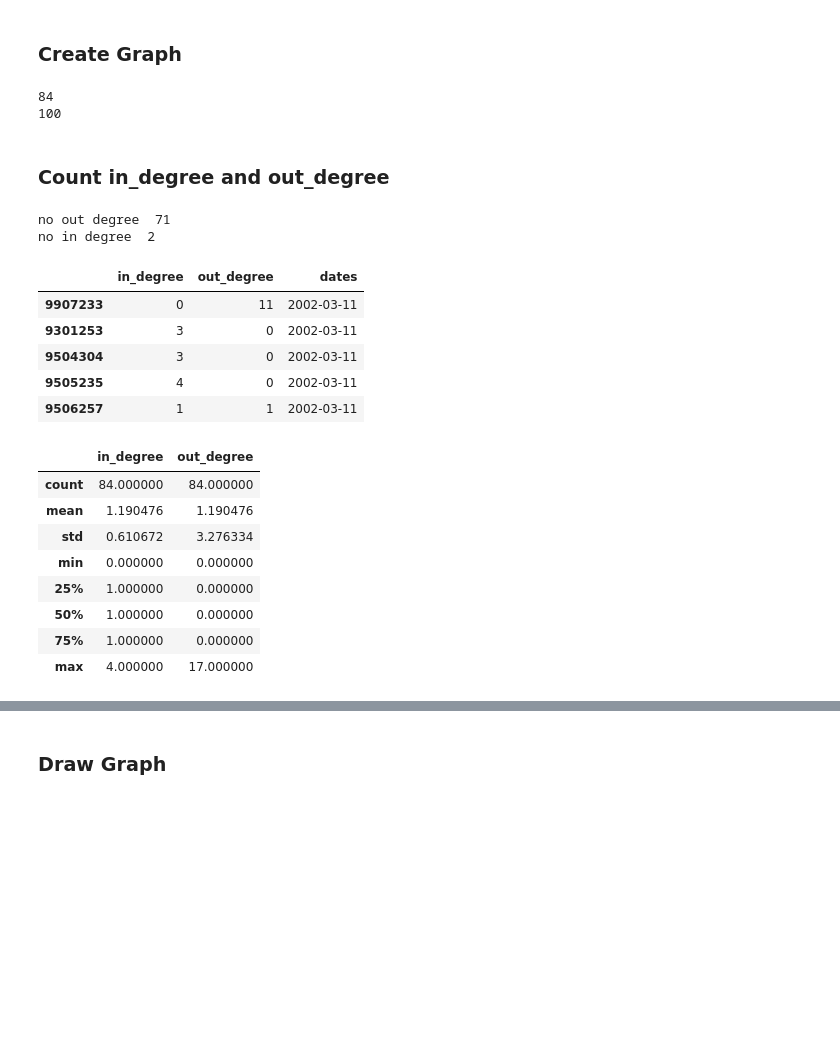
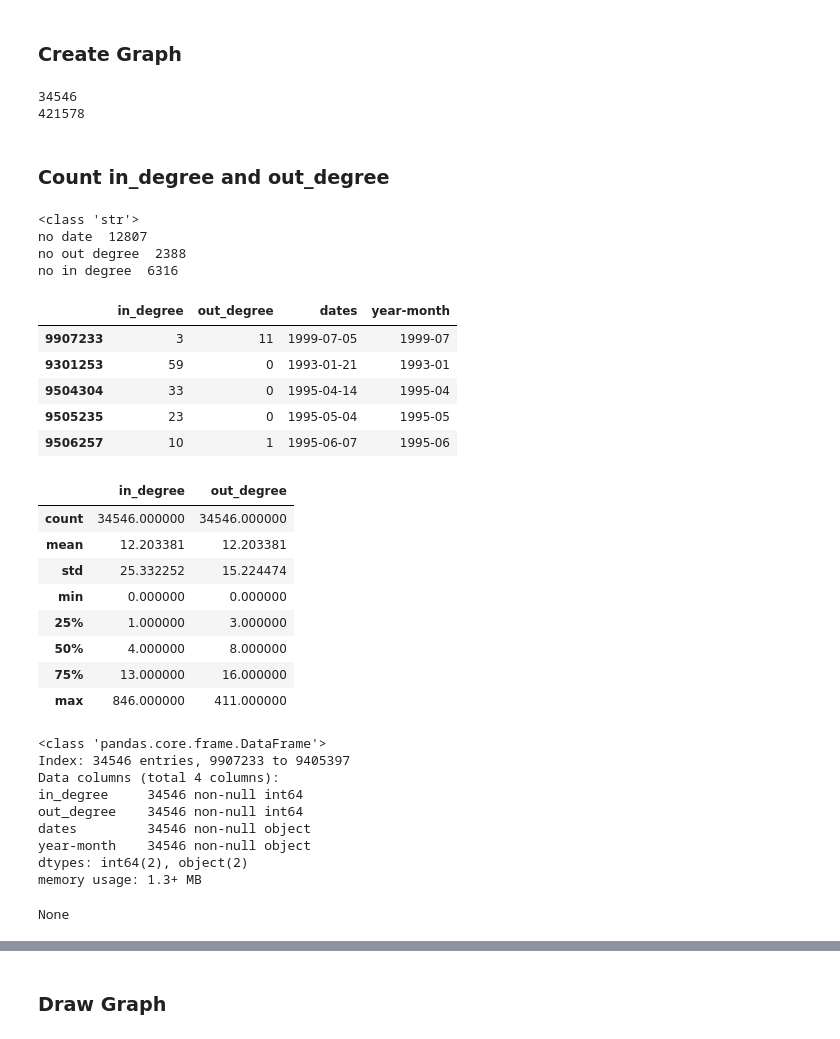
Before and after one commit to irfanariq/graph_mining, a Jupyter notebook: graph_mining.ipynb, the cells around one changed output, grey strips where cells are left out. Drawn from its saved outputs; the diff is of its cells as text; code cells hidden in the pictures; blank space fills up the shorter version.

Commit message:
add some count date

```diff
--- a/graph_mining.ipynb
+++ b/graph_mining.ipynb
@@ -15,7 +16,8 @@ with open('CitationPH/cit-HepPh.txt', 'r') as outf:
 edges = edges[4:]
 print(len(edges))
 
-sample_edge = 100
+all_edge = 421578
+sample_edge = all_edge
 # %% [output]
 421578
 # %%
@@ -51,53 +53,75 @@ for edge in edges[:sample_edge]:
 print(len(graph.nodes))
 print(len(graph.edges))
 # %% [output]
-84
-100
+34546
+421578
 # %% [markdown]
 ### Count in_degree and out_degree
 # %%
 nodes = list(graph.nodes)
 data = {}
 # data_list = []
 
 node_no_out_d = set()
 node_no_in_d = set()
 
+node_no_date = []
+
 for node in nodes:
     in_degree = graph.in_degree(node)
     if in_degree == 0:
         node_no_in_d.add(node)
     out_degree = graph.out_degree(node)
     if out_degree == 0:
         node_no_out_d.add(node)
-    data[node] = [in_degree, out_degree, data_date[date.split()[0]]['dates'][-1]]
+    if node in data_date:
+        data[node] = [in_degree, out_degree, data_date[node]['dates'][-1], data_date[node]['dates'][-1][:7]]
+    else:
+        node_no_date.append(node)
+        data[node] = [in_degree, out_degree, '0000-00-00', '0000-00']
+
 #     data_list.append((node, in_degree, out_degree))
 
+
+print('no date ', len(node_no_date))
 print('no out degree ', len(node_no_out_d))
 print('no in degree ', len(node_no_in_d))
 
-pd_data = pd.DataFrame.from_dict(data, orient='index', columns=['in_degree', 'out_degree', 'dates'])
+pd_data = pd.DataFrame.from_dict(data, orient='index', columns=['in_degree', 'out_degree', 'dates', 'year-month'])
 display(pd_data.head())
 display(pd_data.describe())
+display(pd_data.info())
 
 # pd_data_list = pd.DataFrame.from_records(data_list, columns=['nodes', 'in_degree', 'out_degree'])
 # display(pd_data_list)
 # display(pd_data.describe())
 # %% [output]
-no out degree  71
-no in degree  2
+<class 'str'>
+no date  12807
+no out degree  2388
+no in degree  6316
-|  | in_degree | out_degree | dates |
-| 9907233 | 0 | 11 | 2002-03-11 |
-| 9301253 | 3 | 0 | 2002-03-11 |
-| 9504304 | 3 | 0 | 2002-03-11 |
-| 9505235 | 4 | 0 | 2002-03-11 |
-| 9506257 | 1 | 1 | 2002-03-11 |
+|  | in_degree | out_degree | dates | year-month |
+| 9907233 | 3 | 11 | 1999-07-05 | 1999-07 |
+| 9301253 | 59 | 0 | 1993-01-21 | 1993-01 |
+| 9504304 | 33 | 0 | 1995-04-14 | 1995-04 |
+| 9505235 | 23 | 0 | 1995-05-04 | 1995-05 |
+| 9506257 | 10 | 1 | 1995-06-07 | 1995-06 |
 |  | in_degree | out_degree |
-| count | 84.000000 | 84.000000 |
-| mean | 1.190476 | 1.190476 |
-| std | 0.610672 | 3.276334 |
+| count | 34546.000000 | 34546.000000 |
+| mean | 12.203381 | 12.203381 |
+| std | 25.332252 | 15.224474 |
 | min | 0.000000 | 0.000000 |
-| 25% | 1.000000 | 0.000000 |
-| 50% | 1.000000 | 0.000000 |
-| 75% | 1.000000 | 0.000000 |
-| max | 4.000000 | 17.000000 |
+| 25% | 1.000000 | 3.000000 |
+| 50% | 4.000000 | 8.000000 |
+| 75% | 13.000000 | 16.000000 |
+| max | 846.000000 | 411.000000 |
+<class 'pandas.core.frame.DataFrame'>
+Index: 34546 entries, 9907233 to 9405397
+Data columns (total 4 columns):
+in_degree     34546 non-null int64
+out_degree    34546 non-null int64
+dates         34546 non-null object
+year-month    34546 non-null object
+dtypes: int64(2), object(2)
+memory usage: 1.3+ MB
+None
```
Also changed, not shown: parts of 7 cells of this notebook.
